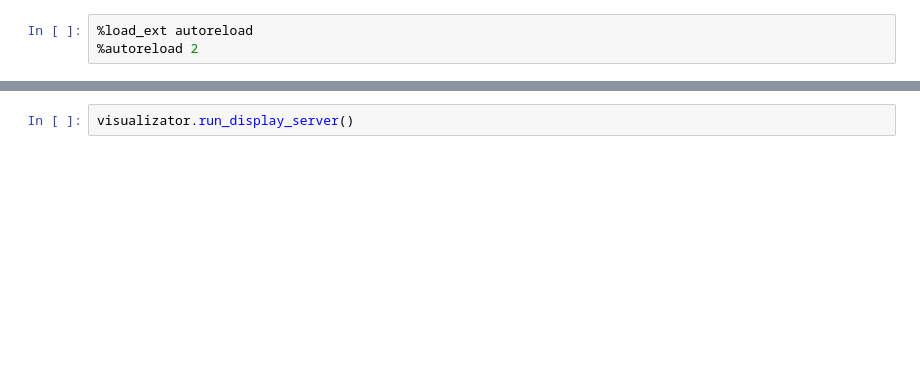
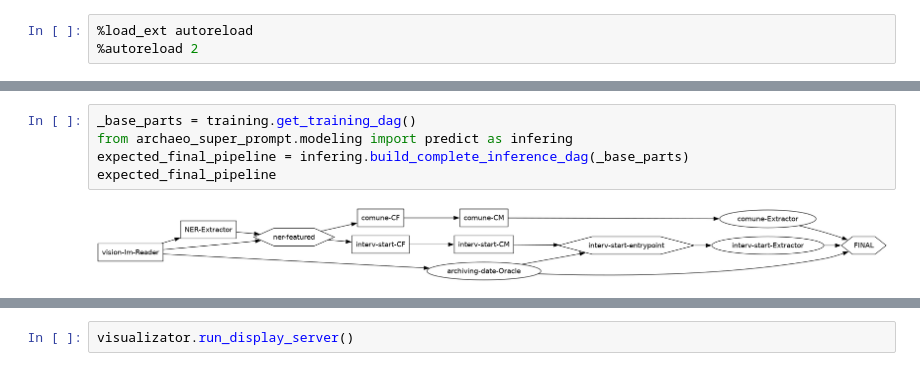
Before and after one commit to ZecchinLeonardo/zecchin_archaeo-extraction-prompt-eval, a Jupyter notebook: prompt_enhancing/notebooks/exploratory/4.1-complete_pipeline.ipynb, the cells around one changed output, grey strips where cells are left out. Cells and saved outputs as stored; diff of their text form; blank space fills up the shorter version.

Commit message:
Fix pipeline to work with cached data

```diff
--- a/prompt_enhancing/notebooks/exploratory/4.1-complete_pipeline.ipynb
+++ b/prompt_enhancing/notebooks/exploratory/4.1-complete_pipeline.ipynb
@@ -76,0 +202,7 @@ training.get_training_dag = get_training_dag_cached
+# %%
+_base_parts = training.get_training_dag()
+from archaeo_super_prompt.modeling import predict as infering
+expected_final_pipeline = infering.build_complete_inference_dag(_base_parts)
+expected_final_pipeline
+# %% [output]
+[figure, added]
```
Also changed, not shown: parts of 14 cells of this notebook.
